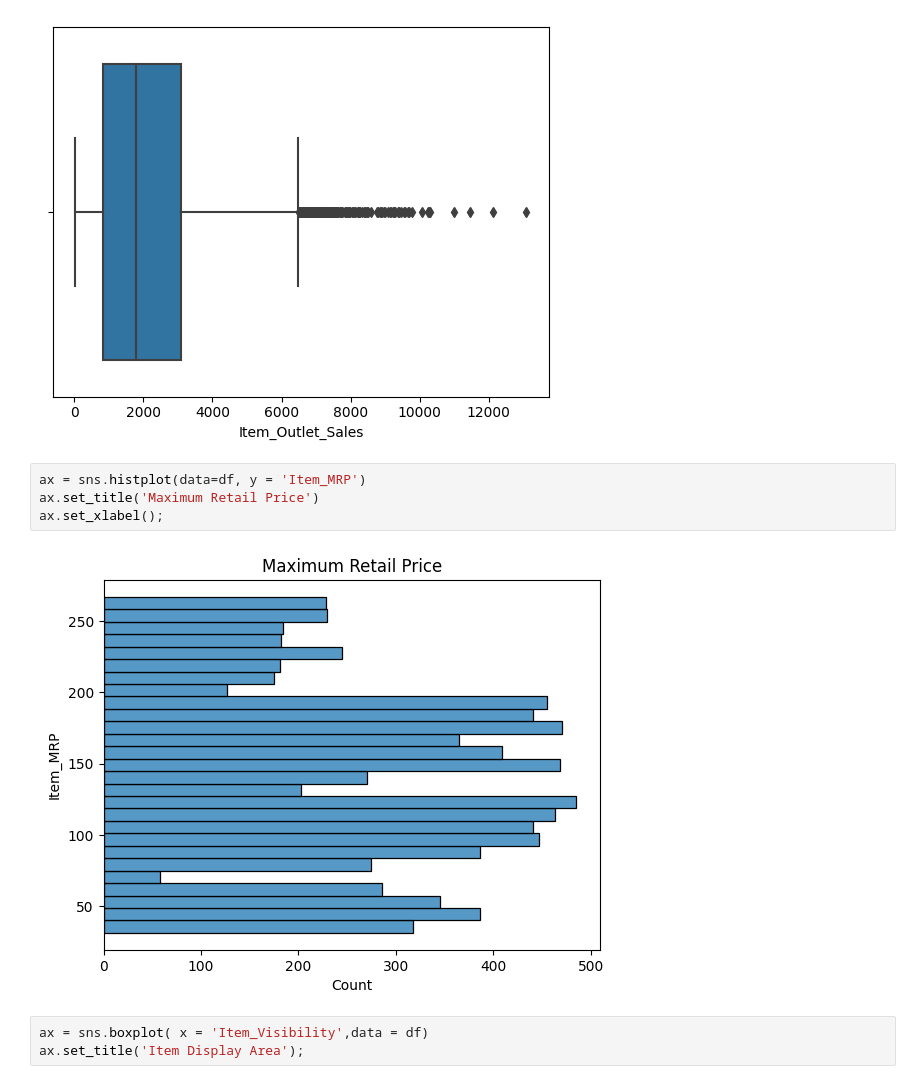
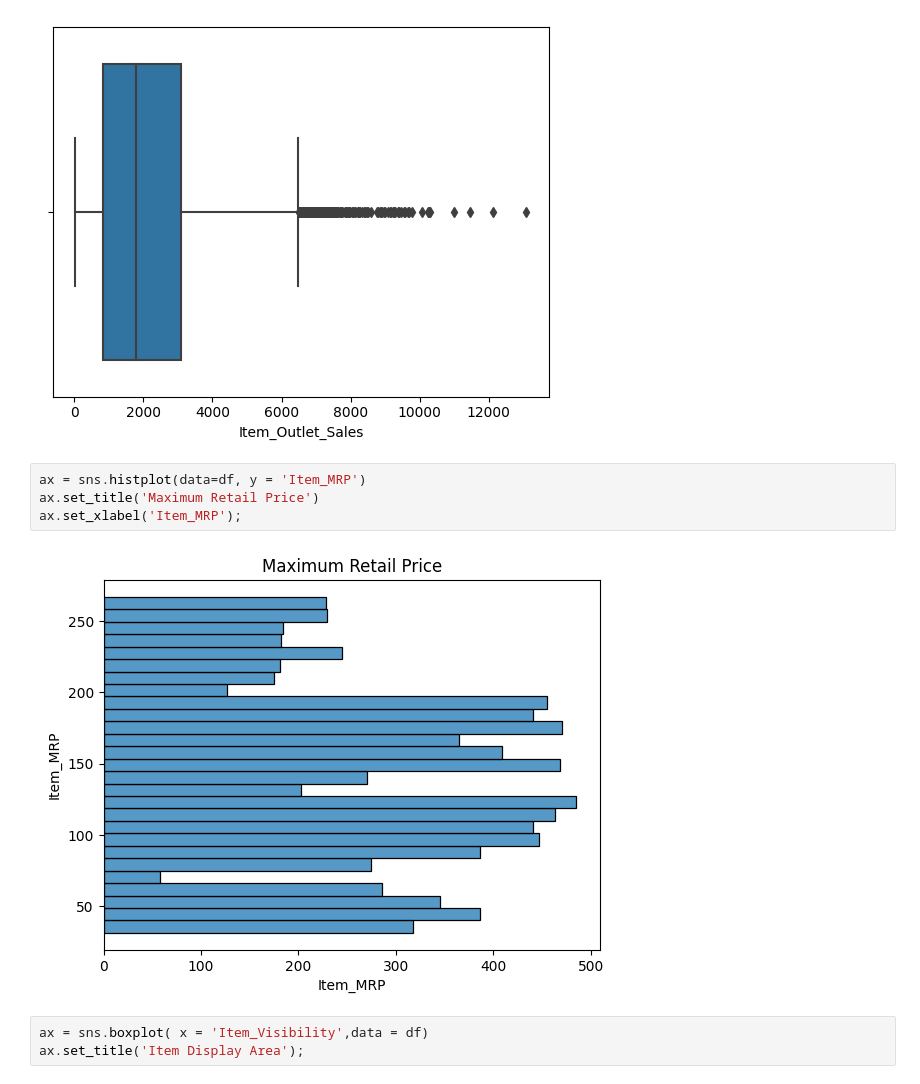
Before and after one commit to valmazan/Project_Part_Prediction-of-Product-Sales, a Jupyter notebook: Project_1_Pred_Product_Sales_Victoria_Almazan.ipynb, the cells around one changed output. Drawn from its saved outputs; the diff is of its cells as text.

```diff
--- a/Project_1_Pred_Product_Sales_Victoria_Almazan.ipynb
+++ b/Project_1_Pred_Product_Sales_Victoria_Almazan.ipynb
@@ -432,9 +432,9 @@ ax = sns.boxplot(data = df, x = 'Item_Outlet_Sales')
 # %%
 ax = sns.histplot(data=df, y = 'Item_MRP')
 ax.set_title('Maximum Retail Price')
-ax.set_xlabel();
+ax.set_xlabel('Item_MRP');
 # %% [output]
-[figure, old version]
+[figure, new version]
 # %%
 ax = sns.boxplot( x = 'Item_Visibility',data = df)
 ax.set_title('Item Display Area');
```
Also changed, not shown: parts of 16 cells of this notebook.
